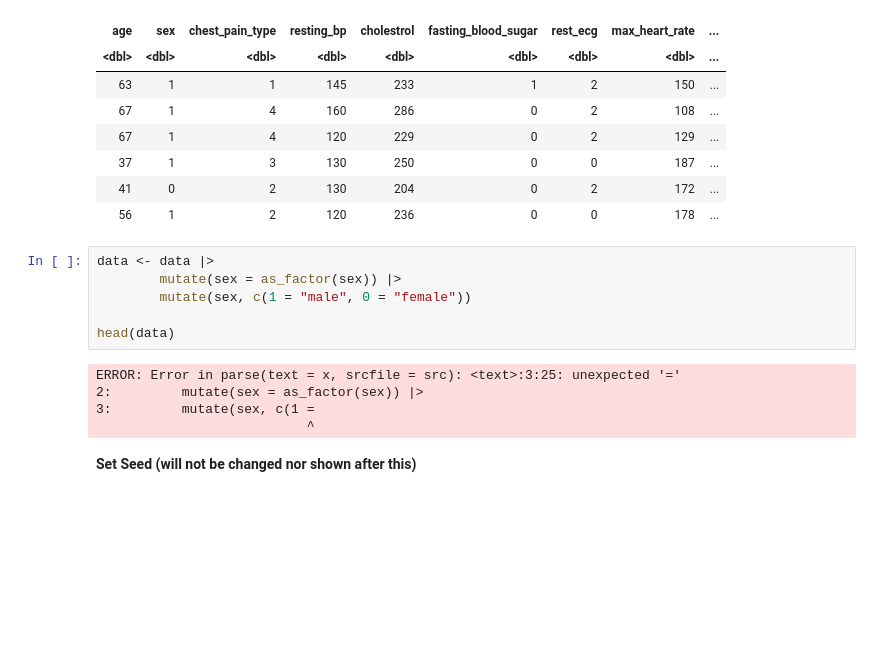
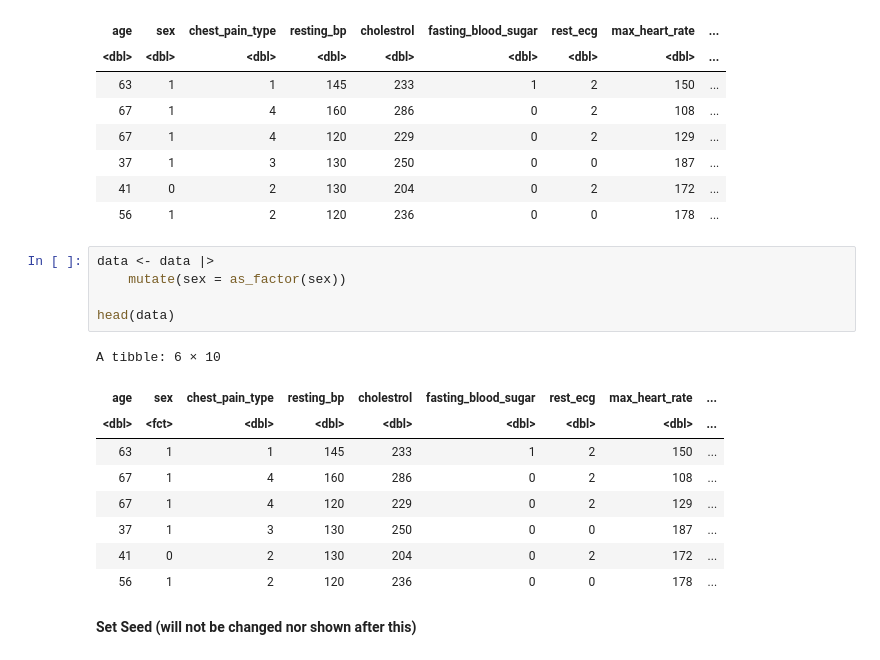
Before and after one commit to Indra011102/DSCI_Group_42_Project, a Jupyter notebook: Group_Project.ipynb, the cells around one changed output. Saved outputs shown, nothing was run; the diff lists cells and outputs as text; blank space fills up the shorter version.

```diff
--- a/Group_Project.ipynb
+++ b/Group_Project.ipynb
@@ -82,15 +101,19 @@ A tibble: 6 × 10
 | 56 | 1 | 2 | 120 | 236 | 0 | 0 | 178 | ... |
 # %%
 data <- data |>
-        mutate(sex = as_factor(sex)) |>
-        mutate(sex, c(1 = "male", 0 = "female"))
+    mutate(sex = as_factor(sex))
 
 head(data)
 # %% [output]
-ERROR: Error in parse(text = x, srcfile = src): <text>:3:25: unexpected '='
-2:         mutate(sex = as_factor(sex)) |>
-3:         mutate(sex, c(1 =
-                           ^
+A tibble: 6 × 10
+| age | sex | chest_pain_type | resting_bp | cholestrol | fasting_blood_sugar | rest_ecg | max_heart_rate | ... |
+| <dbl> | <fct> | <dbl> | <dbl> | <dbl> | <dbl> | <dbl> | <dbl> | ... |
+| 63 | 1 | 1 | 145 | 233 | 1 | 2 | 150 | ... |
+| 67 | 1 | 4 | 160 | 286 | 0 | 2 | 108 | ... |
+| 67 | 1 | 4 | 120 | 229 | 0 | 2 | 129 | ... |
+| 37 | 1 | 3 | 130 | 250 | 0 | 0 | 187 | ... |
+| 41 | 0 | 2 | 130 | 204 | 0 | 2 | 172 | ... |
+| 56 | 1 | 2 | 120 | 236 | 0 | 0 | 178 | ... |
 # %% [markdown]
 **Set Seed (will not be changed nor shown after this)**
 # %%
```
Also changed, not shown: parts of 2 cells of this notebook.
